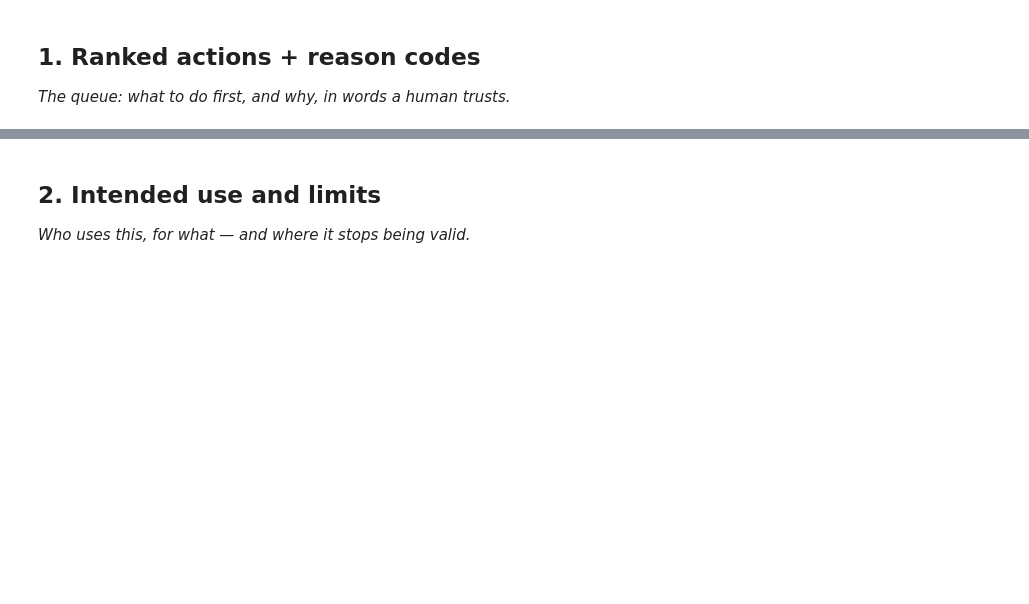
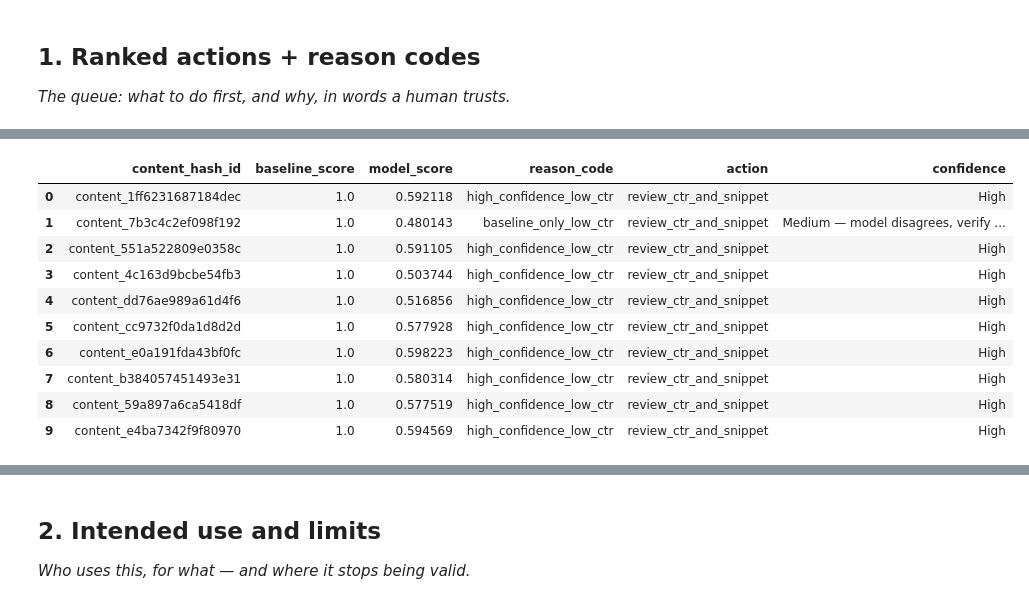
Before and after one commit to rifkiay/flyrank-ml-internship-starter, a Jupyter notebook: work/notebooks/w07_action_playbook.ipynb, the cells around one changed output, grey strips where cells are left out. Saved outputs shown, nothing was run; the diff lists cells and outputs as text; code cells hidden in the pictures; blank space fills up the shorter version.

```diff
--- a/work/notebooks/w07_action_playbook.ipynb
+++ b/work/notebooks/w07_action_playbook.ipynb
@@ -15,0 +78,67 @@ This skeleton is yours to fill. Work the sections **in order** — each one has
+# %%
+# This cell is for CODE (numbers, a query, a check).
+# Write your text answer in the cell ABOVE this one — typing sentences here breaks Run All.
+from sklearn.ensemble import RandomForestClassifier
+
+# Retrain the model on ALL data for deployment scoring
+X_all = data[X_cols].fillna(0)
+y_all = data["is_declining"]
+model_final = RandomForestClassifier(n_estimators=200, max_depth=8, random_state=42, class_weight="balanced")
+model_final.fit(X_all, y_all)
+data["model_score"] = model_final.predict_proba(X_all)[:, 1]
+
+# Recompute the Week-4 baseline score on all pages
+def tier_of(pos):
+    if pos <= 0: return "no_data"
+    elif pos <= 3: return "top_3"
+    elif pos <= 10: return "page_1"
+    elif pos <= 20: return "striking"
+    elif pos <= 50: return "page_3_5"
+    else: return "deep"
+
+expected_ctr = {"top_3": 0.381, "page_1": 0.323, "striking": 0.315,
+                "page_3_5": 0.137, "deep": 0.044, "no_data": None}
+
+data["position_tier"] = data["avg_position"].apply(tier_of)
+data["expected_ctr"] = data["position_tier"].map(expected_ctr)
+
+def ctr_gap(row):
+    if row["expected_ctr"] is None or row["expected_ctr"] == 0:
+        return 0
+    gap = (row["expected_ctr"] - row["ctr"]) / row["expected_ctr"]
+    return max(0, min(1, gap))
+
+data["ctr_gap_score"] = data.apply(ctr_gap, axis=1)
+data["striking_distance_score"] = (
+    (data["position_tier"] == "striking") & (data["impressions"] >= 20)
+).astype(int)
+data["baseline_score"] = 0.5 * data["ctr_gap_score"] + 0.5 * data["striking_distance_score"]
+
+# Combine: baseline is primary rank, model is a confidence flag
+def reason_and_action(row):
+    model_agrees = row["model_score"] >= 0.5
+    if row["ctr_gap_score"] >= 0.3 and model_agrees:
+        return "high_confidence_low_ctr", "review_ctr_and_snippet", "High"
+    elif row["ctr_gap_score"] >= 0.3 and not model_agrees:
+        return "baseline_only_low_ctr", "review_ctr_and_snippet", "Medium — model disagrees, verify manually"
+    elif row["striking_distance_score"] == 1 and model_agrees:
+        return "high_confidence_striking_distance", "push_to_page_one", "High"
+    elif row["striking_distance_score"] == 1 and not model_agrees:
+        return "baseline_only_striking_distance", "push_to_page_one", "Medium — model disagrees, verify manually"
+    else:
+        return "no_action_needed", "monitor", "N/A"
+
+data[["reason_code", "action", "confidence"]] = data.apply(
+    lambda row: pd.Series(reason_and_action(row)), axis=1
+)
+
+ranked_queue = data.sort_values(
+    ["baseline_score", "impressions"], ascending=[False, False]
+).reset_index(drop=True)
+
+print("Total pages in queue:", len(ranked_queue))
+print("\nReason code distribution:")
+print(ranked_queue["reason_code"].value_counts())
+print("\nTop 10:")
+ranked_queue[["content_hash_id", "baseline_score", "model_score", "reason_code", "action", "confidence"]].head(10)
+# %% [output]
@@ -15,0 +157,11 @@ This skeleton is yours to fill. Work the sections **in order** — each one has
+|  | content_hash_id | baseline_score | model_score | reason_code | action | confidence |
+| 0 | content_1ff6231687184dec | 1.0 | 0.592118 | high_confidence_low_ctr | review_ctr_and_snippet | High |
+| 1 | content_7b3c4c2ef098f192 | 1.0 | 0.480143 | baseline_only_low_ctr | review_ctr_and_snippet | Medium — model disagrees, verify ... |
+| 2 | content_551a522809e0358c | 1.0 | 0.591105 | high_confidence_low_ctr | review_ctr_and_snippet | High |
+| 3 | content_4c163d9bcbe54fb3 | 1.0 | 0.503744 | high_confidence_low_ctr | review_ctr_and_snippet | High |
+| 4 | content_dd76ae989a61d4f6 | 1.0 | 0.516856 | high_confidence_low_ctr | review_ctr_and_snippet | High |
+| 5 | content_cc9732f0da1d8d2d | 1.0 | 0.577928 | high_confidence_low_ctr | review_ctr_and_snippet | High |
+| 6 | content_e0a191fda43bf0fc | 1.0 | 0.598223 | high_confidence_low_ctr | review_ctr_and_snippet | High |
+| 7 | content_b384057451493e31 | 1.0 | 0.580314 | high_confidence_low_ctr | review_ctr_and_snippet | High |
+| 8 | content_59a897a6ca5418df | 1.0 | 0.577519 | high_confidence_low_ctr | review_ctr_and_snippet | High |
+| 9 | content_e4ba7342f9f80970 | 1.0 | 0.594569 | high_confidence_low_ctr | review_ctr_and_snippet | High |
```
Also changed, not shown: parts of 14 cells of this notebook, 2 other files.
